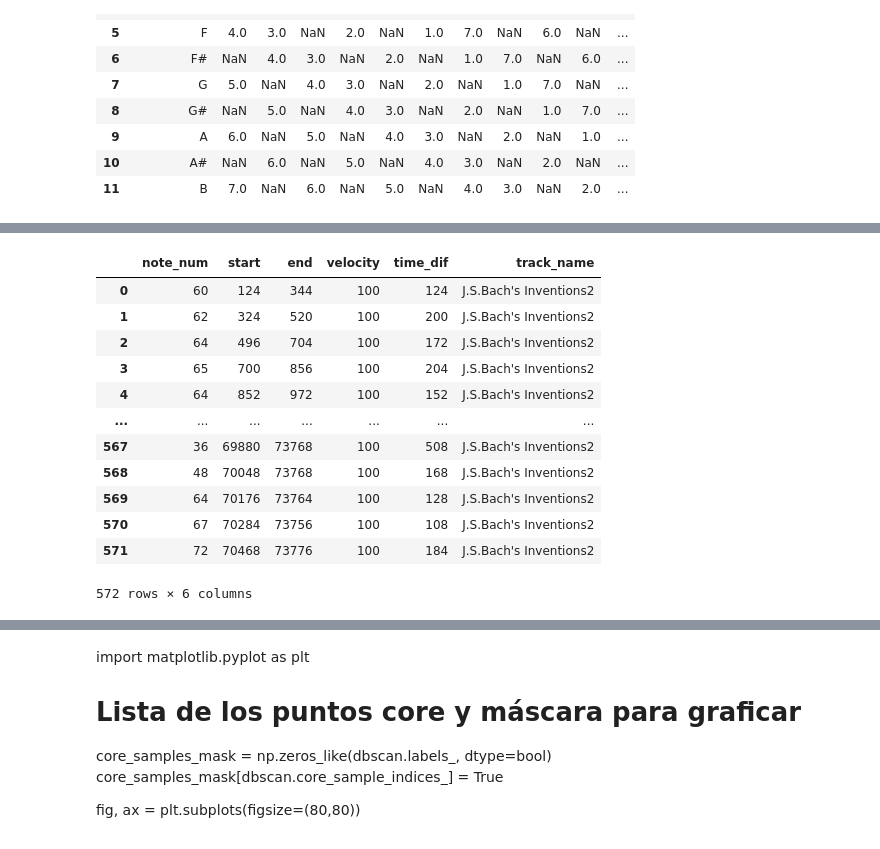
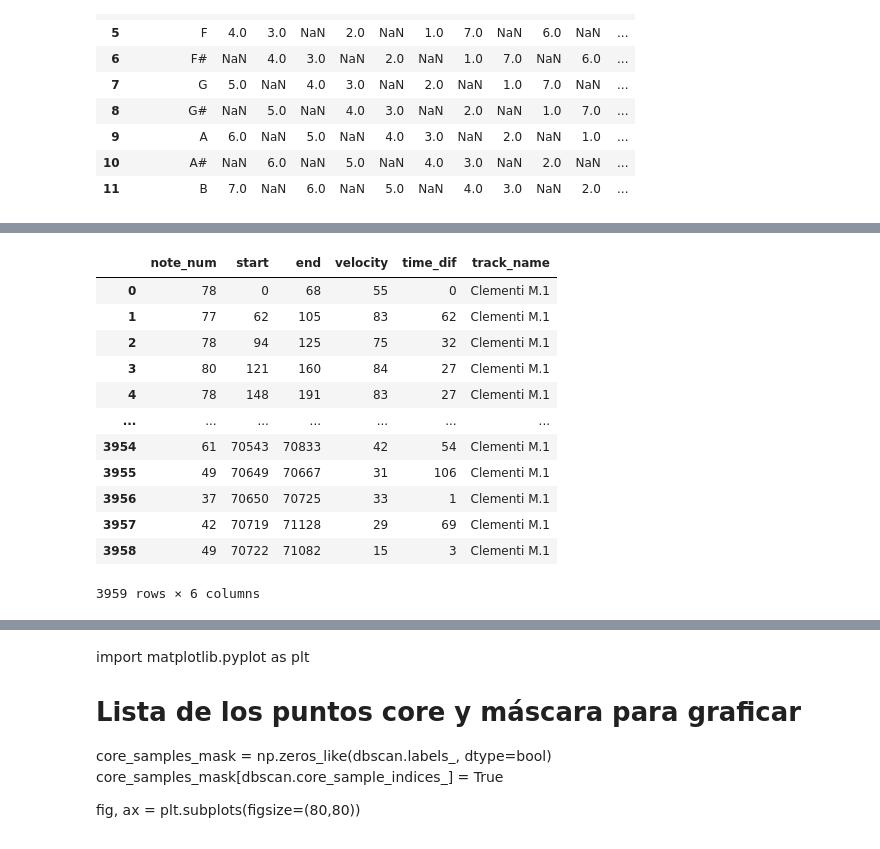
Before and after one commit to PatricioGuinle/DHDS_IV, a Jupyter notebook: Desafio IV.ipynb, the cells around one changed output, grey strips where cells are left out. Cells and saved outputs as stored; diff of their text form; code cells hidden in the pictures.

```diff
--- a/Desafio IV.ipynb
+++ b/Desafio IV.ipynb
@@ -6,7 +6,8 @@ from mido import MidiFile
 files_mid = ['Concerto Grosso op n8 1-2mov','Sonata n5 op25 1mov','Sonata n5 op25 2mov', \
              'bach_inventions_772_[free]_(c)simonetto','Contradance n1','Contradance n3', \
              'K02 Minuet in F','K03 Allegro in Bb','K04 Minuet in F','Piano Concerto n1 2mov',\
-             'racelegy','rach1-1','rach1-3','rach2-1']
+             'racelegy','rach1-1','rach1-3','rach2-1', '6 Impromptus n1', '6 Impromptus n2'
+            , '6 Impromptus n3', '6 Impromptus n4', '6 Impromptus n5', '6 Impromptus n6']
 
-file_num = 3
+file_num = 1
 files_mid[file_num]
@@ -80,34 +83,46 @@ count_notes = 0
 last_note_on = 0
 info = []
 controls = []
+key_signatures = []
+time_signatures = []
 n_track = 0
 n_tracks_used = 0
 for track in mid.tracks:
-    n_track = n_track + 1
+
     track_name = track.name + str(n_track)
     info.append(track_name)
-    if len(track) > 50:
-        time = 0
-        has_note_off = any(msg.type == 'note_off' for msg in track)
+    n_track = n_track + 1
+    if len(track) > 100:
+        n_tracks_used = n_tracks_used + 1
         print('mensajes:',len(track))
-        n_tracks_used = n_tracks_used + 1
-        for msg in track:
-            if msg.type in ['note_on', 'note_off']:
-                time = time + msg.time
-                if (has_note_off and (msg.type == 'note_on')) or (not has_note_off and msg.velocity > 0):
-                    tema_df.loc[count_notes] = [msg.note, time,-1, msg.velocity, time - last_note_on, track_name]
-                    count_notes = count_notes + 1
-                    last_note_on = time
-                else:
-                    tema_df.loc[(tema_df.note_num == msg.note) & (tema_df.end == -1),'end'] = time
+    time = 0
+    has_note_off = any(msg.type == 'note_off' for msg in track)
+    for msg in track:
+        if msg.type in ['note_on', 'note_off']:
+            time = time + msg.time
+            if (has_note_off and (msg.type == 'note_on')) or (not has_note_off and msg.velocity > 0):
+                tema_df.loc[count_notes] = [msg.note, time,-1, msg.velocity, time - last_note_on, track_name]
+                count_notes = count_notes + 1
+                last_note_on = time
             else:
-                if (msg.type == 'control_change'):
-                    controls.append(msg.control)
-                #elif (msg.type == 'set_tempo'):
-                 #   print(msg)
+                tema_df.loc[(tema_df.note_num == msg.note) & (tema_df.end == -1),'end'] = time
+        else:
+            if (msg.type == 'control_change'):
+                controls.append(msg.value)
+            elif (msg.type == 'key_signature'):
+                key_signatures.append(msg.key)
+            elif (msg.type == 'time_signature'):
+                time_signatures.append(str(msg.numerator) + '/' + str(msg.denominator))
+
+
+
 
 print('info tracks:', info)
 print('tipo note off:', has_note_off)
-print('cantidad eventos pedal:', len(controls))
+controls = pd.Series(controls).head(40)
+controls = controls[controls > 10].sum() / n_tracks_used
+print('cantidad eventos pedal:', controls)
+print('claves:', key_signatures)
+print('time signatures:', time_signatures)
 display(tema_df)
 # %% [output]
@@ -118,16 +135,16 @@ cantidad eventos pedal: 1
 |  | note_num | start | end | velocity | time_dif | track_name |
-| 0 | 60 | 124 | 344 | 100 | 124 | J.S.Bach's Inventions2 |
-| 1 | 62 | 324 | 520 | 100 | 200 | J.S.Bach's Inventions2 |
-| 2 | 64 | 496 | 704 | 100 | 172 | J.S.Bach's Inventions2 |
-| 3 | 65 | 700 | 856 | 100 | 204 | J.S.Bach's Inventions2 |
-| 4 | 64 | 852 | 972 | 100 | 152 | J.S.Bach's Inventions2 |
+| 0 | 78 | 0 | 68 | 55 | 0 | Clementi M.1 |
+| 1 | 77 | 62 | 105 | 83 | 62 | Clementi M.1 |
+| 2 | 78 | 94 | 125 | 75 | 32 | Clementi M.1 |
+| 3 | 80 | 121 | 160 | 84 | 27 | Clementi M.1 |
+| 4 | 78 | 148 | 191 | 83 | 27 | Clementi M.1 |
 | ... | ... | ... | ... | ... | ... | ... |
-| 567 | 36 | 69880 | 73768 | 100 | 508 | J.S.Bach's Inventions2 |
-| 568 | 48 | 70048 | 73768 | 100 | 168 | J.S.Bach's Inventions2 |
-| 569 | 64 | 70176 | 73764 | 100 | 128 | J.S.Bach's Inventions2 |
-| 570 | 67 | 70284 | 73756 | 100 | 108 | J.S.Bach's Inventions2 |
-| 571 | 72 | 70468 | 73776 | 100 | 184 | J.S.Bach's Inventions2 |
+| 3954 | 61 | 70543 | 70833 | 42 | 54 | Clementi M.1 |
+| 3955 | 49 | 70649 | 70667 | 31 | 106 | Clementi M.1 |
+| 3956 | 37 | 70650 | 70725 | 33 | 1 | Clementi M.1 |
+| 3957 | 42 | 70719 | 71128 | 29 | 69 | Clementi M.1 |
+| 3958 | 49 | 70722 | 71082 | 15 | 3 | Clementi M.1 |
-572 rows × 6 columns
+3959 rows × 6 columns
 # %%
 ## Calcula la duración de cada nota
 
```
Also changed, not shown: parts of 44 cells of this notebook, 8 other files.
